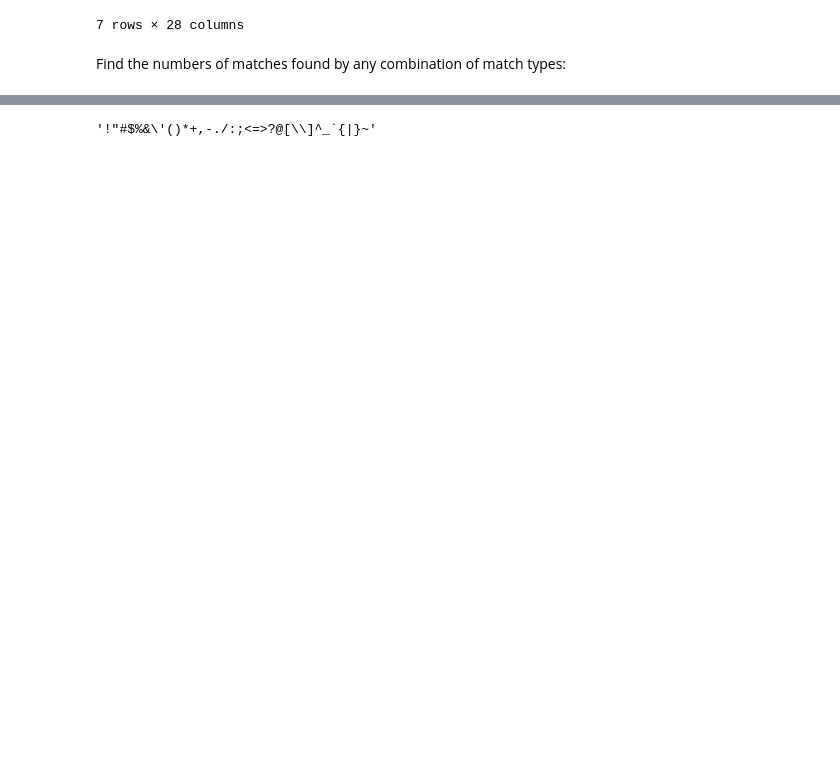
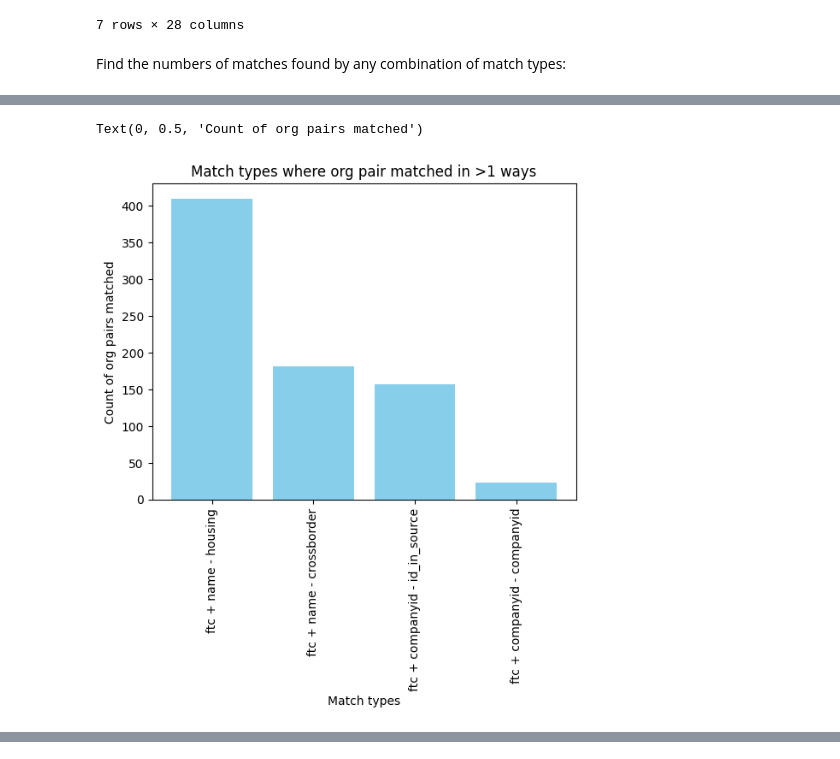
Before and after one commit to uk-third-sector-database/tso-database-builder, a Jupyter notebook: visualise/stats_and_visuals.ipynb, the cells around one changed output, grey strips where cells are left out. Saved outputs shown, nothing was run; the diff lists cells and outputs as text; code cells hidden in the pictures; blank space fills up the shorter version.

```diff
--- a/visualise/stats_and_visuals.ipynb
+++ b/visualise/stats_and_visuals.ipynb
@@ -277,3 +256,34 @@ matches_df
+# %%
+
+# plot the orgs matched in multiple ways:
+
+def concat_strings(series):
+    return ' + '.join(series)
+
+
+concatenated = matches_df.groupby('uid-uid')['match_type'].apply(concat_strings).reset_index()
+concatenated.columns = ['uid-uid','match_type']
+
+
+counts = matches_df['uid-uid'].value_counts().reset_index()
+counts.columns = ['uid-uid', 'count']
+
+
+result = pd.merge(concatenated, counts, on='uid-uid')
+
+two_matches= result[result['count']>1]
+match_type_counts = two_matches['match_type'].value_counts().reset_index()
+match_type_counts.columns = ['match_type', 'count']
+pyplot.bar(match_type_counts['match_type'], match_type_counts['count'], color='skyblue')
+pyplot.xticks(rotation=90)
+pyplot.title('Match types where org pair matched in >1 ways')
+pyplot.xlabel('Match types')
+pyplot.ylabel('Count of org pairs matched')
+
+#pyplot.bar(two_matches['match_type'],height=two_matches.groupby['match_type'].value_counts())
+# %% [output]
+Text(0, 0.5, 'Count of org pairs matched')
+[figure, added]
 # %%
 
 oscr_oscr_matches = matches_df[(matches_df['orgA_source'] == 'OSCR') & (matches_df['orgB_source'] == 'OSCR')]
@@ -282,8 +292,3 @@ oscr_oscr_matches
 # %% [output]
 |  | uid | orgA_id_in_source | orgA_source | orgA_uid | orgB_id_in_source | orgB_source | orgB_uid | ... |
 | 81150 | GB-SC-SC050464 | SC050464 | OSCR | GB-SC-SC050464 | SC051056 | OSCR | GB-SC-SC051056 | ... |
-# %%
-import string
-string.punctuation
-# %% [output]
-'!"#$%&\'()*+,-./:;<=>?@[\\]^_`{|}~'
```
Also changed, not shown: parts of 10 cells of this notebook, 3 other files.
